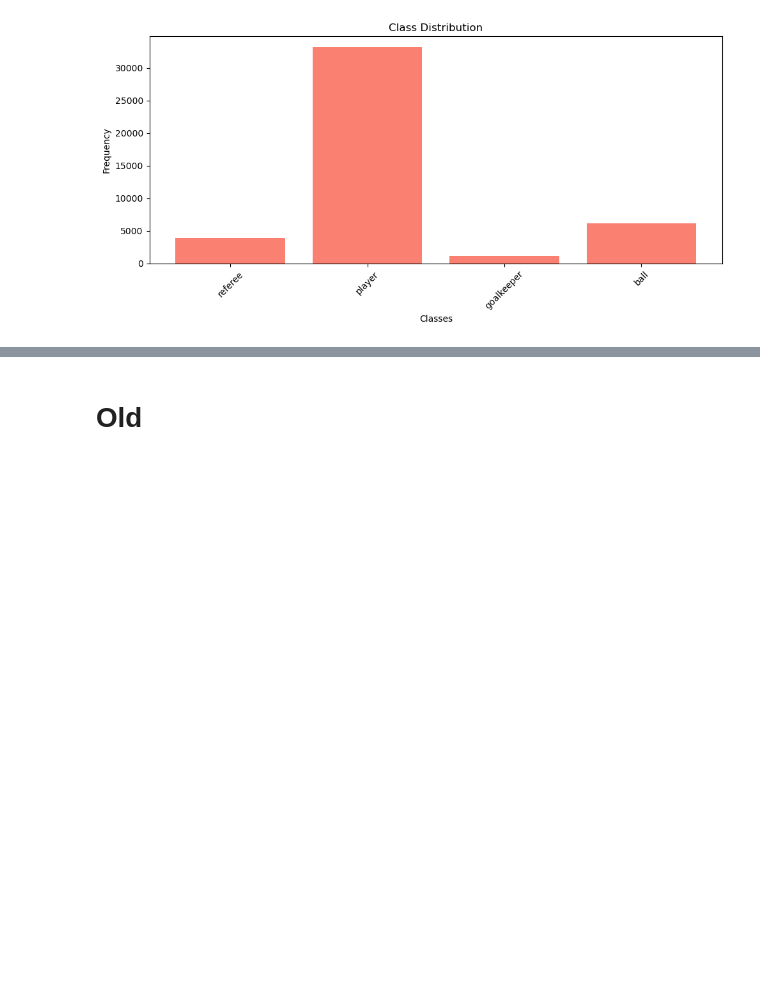
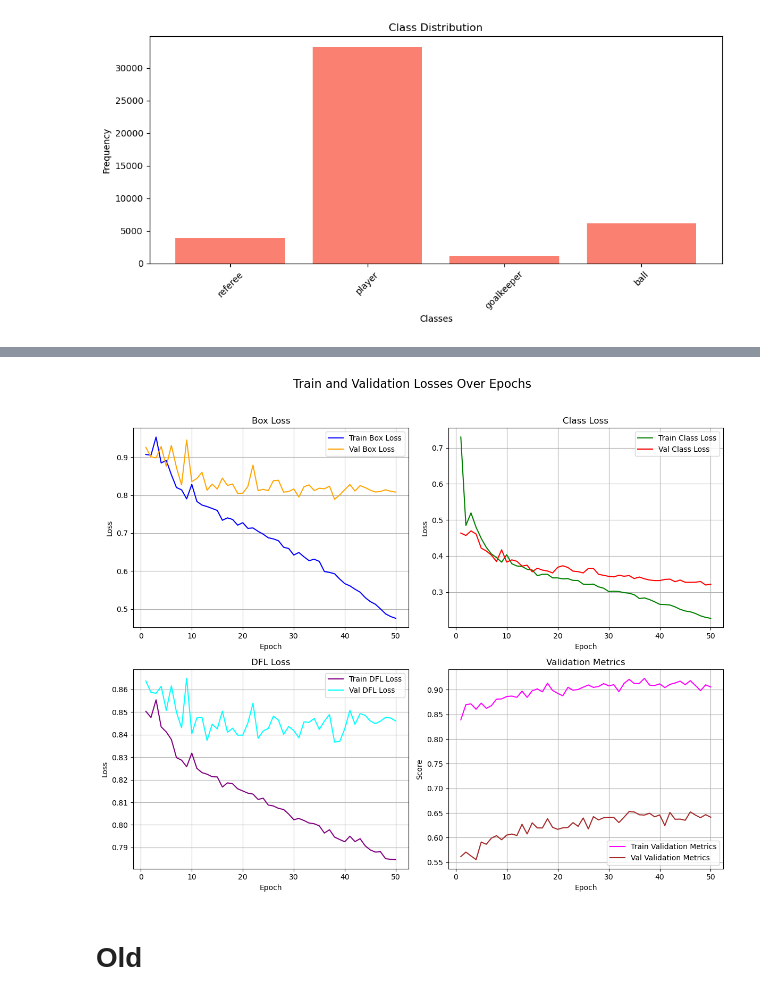
Before and after one commit to SianiEmanuele/AIxFootballAnalysis, a Jupyter notebook: src/training/yolo_training.ipynb, the cells around one changed output, grey strips where cells are left out. Saved outputs shown, nothing was run; the diff lists cells and outputs as text; code cells hidden in the pictures; blank space fills up the shorter version.

```diff
--- a/src/training/yolo_training.ipynb
+++ b/src/training/yolo_training.ipynb
@@ -723,8 +723,10 @@ Starting training for 50 epochs...
 # %%
 ### Plots
-results_path = os.path.join(cwd, "yolo_football_analysis", "yolo9c_dataset_v2_high_res", "results.csv")
+results_path = os.path.join(cwd, "yolo_football_analysis", "yolo9c_dataset_v2_high_res2", "results.csv")
 data = pd.read_csv(results_path)
 plot_losses(data)
+# %% [output]
+[figure, added]
 # %% [markdown]
 # Old
 # %% [markdown]
```
Also changed, not shown: parts of 1 cell of this notebook, 2 other files.
